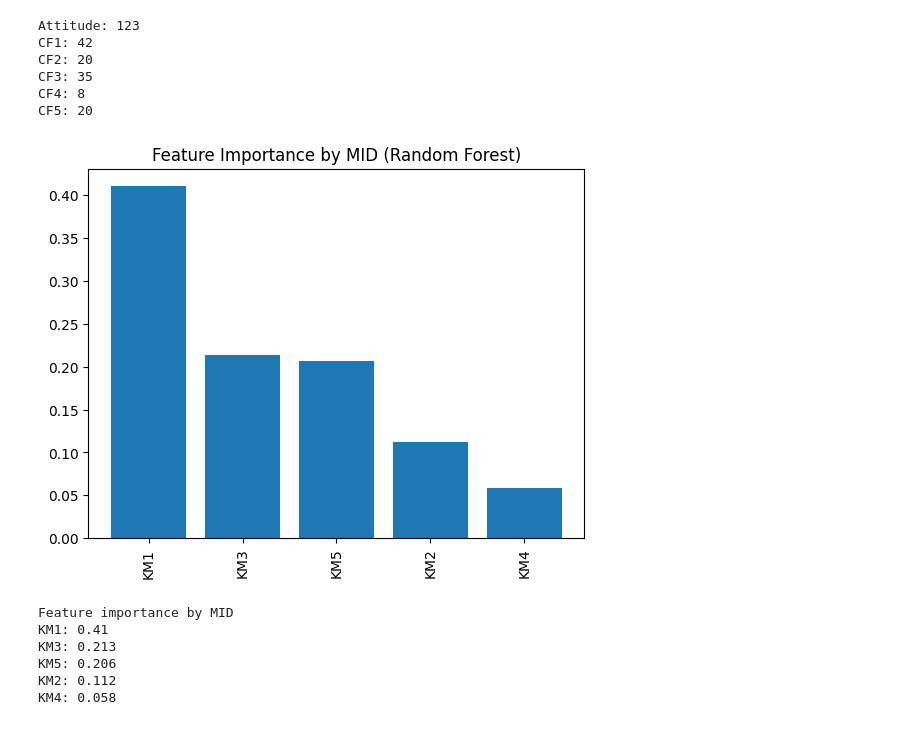
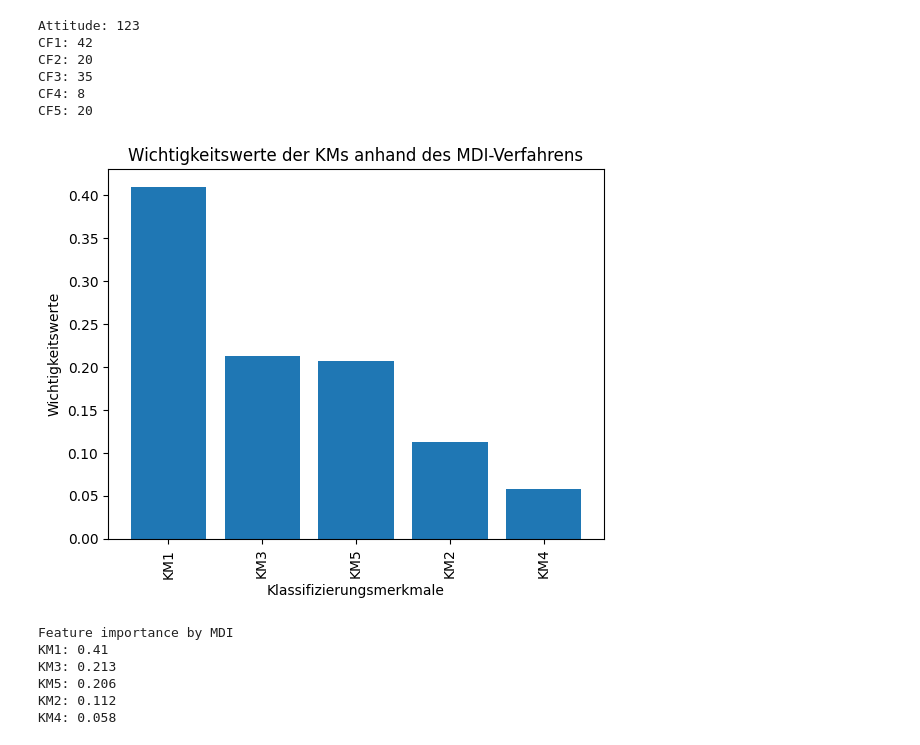
Before and after one commit to devidda/german-municipality-analyzer, a Jupyter notebook: output/analysis_statistics.ipynb, the cells around one changed output. Saved outputs shown, nothing was run; the diff lists cells and outputs as text; code cells hidden in the pictures.

```diff
--- a/output/analysis_statistics.ipynb
+++ b/output/analysis_statistics.ipynb
@@ -222,37 +222,43 @@ X_train, X_test, y_train, y_test = train_test_split(
 clf = RandomForestClassifier(n_estimators=100, random_state=42)
 clf.fit(X_train, y_train)
 
 # Get feature importances
 importances = clf.feature_importances_
 
 # Sort feature importances in descending order
 indices = np.argsort(importances)[::-1]
 
 # Rearrange feature names so they match the sorted feature importances
 names = [X.columns[i] for i in indices]
 
 # Create plot
 plt.figure()
 
 # Create plot title
-plt.title("Feature Importance by MID (Random Forest)")
+plt.title("Wichtigkeitswerte der KMs anhand des MDI-Verfahrens")
 
 # Add bars
 plt.bar(range(X.shape[1]), importances[indices])
 
 # Add feature names as x-axis labels
 plt.xticks(range(X.shape[1]), names, rotation=90)
 
+# Add x-axis label
+plt.xlabel("Klassifizierungsmerkmale")
+
+# Add y-axis label
+plt.ylabel("Wichtigkeitswerte")
+
 # Show plot
 plt.show()
 
 # Print raw values with KMs to terminal
-print("Feature importance by MID")
+print("Feature importance by MDI")
 for i in range(X.shape[1]):
     print(f"{names[i]}: {round(importances[indices[i]], 3)}")
 # %% [output]
-[figure, old version]
+[figure, new version]
-Feature importance by MID
+Feature importance by MDI
 KM1: 0.41
 KM3: 0.213
 KM5: 0.206
```
Also changed, not shown: 1 other file.
